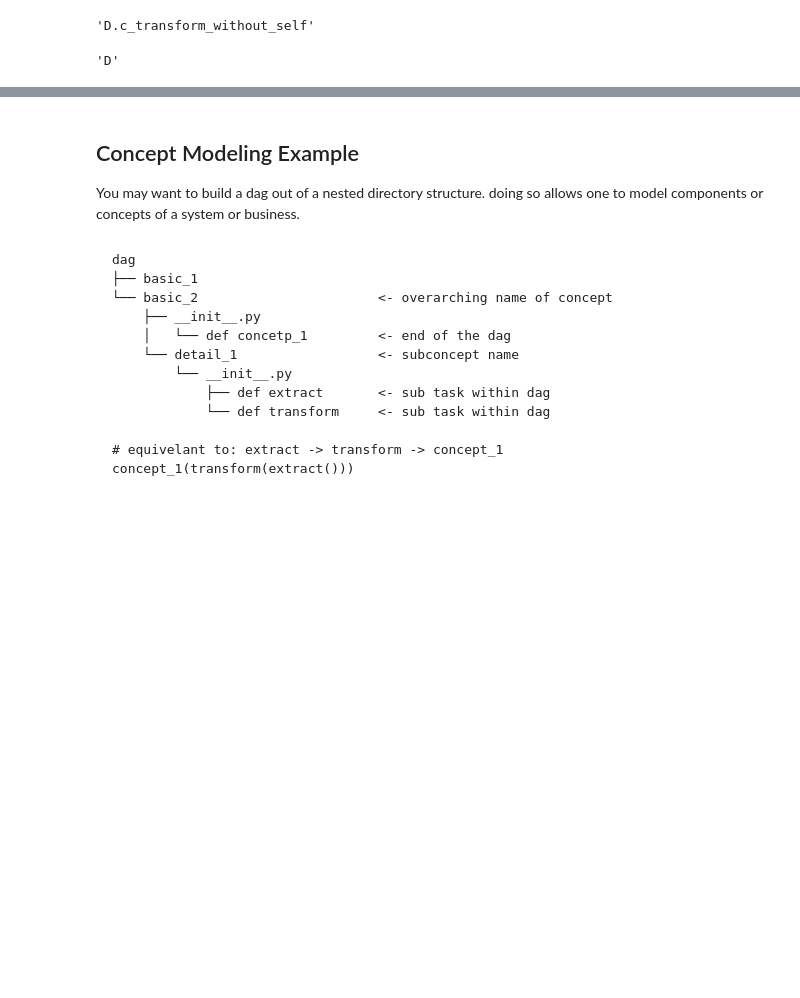
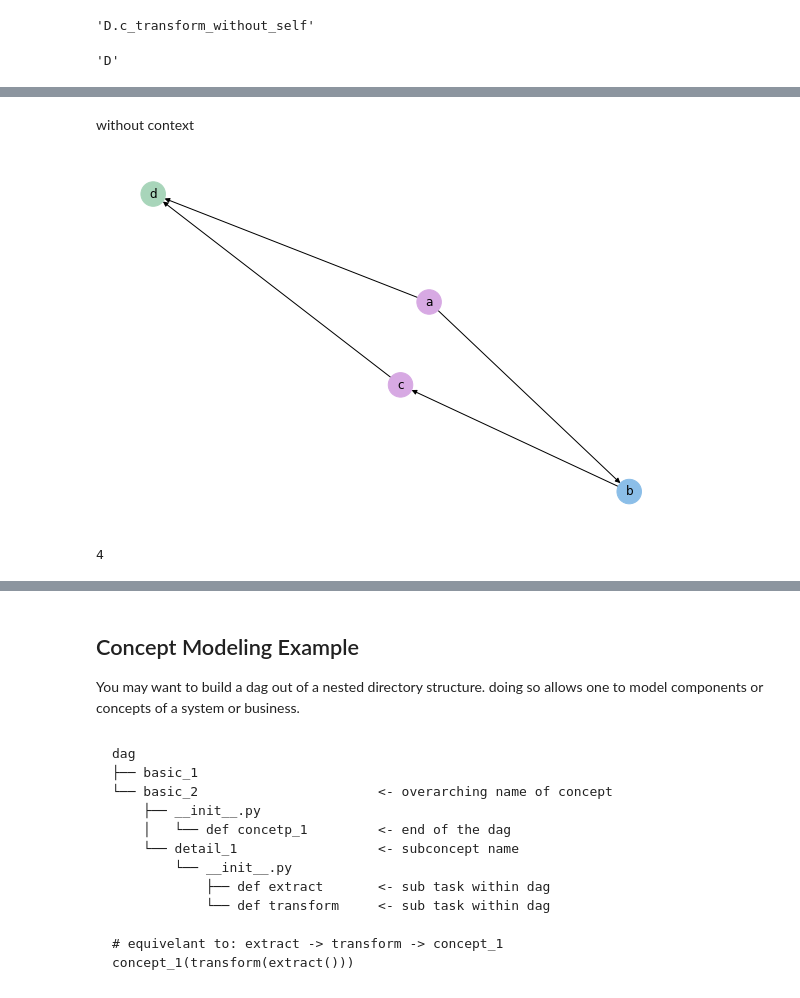
Before and after one commit to lastmeta/factum, a Jupyter notebook: notebooks/dev.ipynb, the cells around one changed output, grey strips where cells are left out. Drawn from its saved outputs; the diff is of its cells as text; code cells hidden in the pictures; blank space fills up the shorter version.

```diff
--- a/notebooks/dev.ipynb
+++ b/notebooks/dev.ipynb
@@ -278,0 +305,27 @@ e.visualize(name_kind='tree_name')
+# %%
+def context(): return {'start': 10, 'middle': 20, 'end': 30}
+
+def a(context=None): return (context or {}).get('start', 0)
+def b(a, context=None): return a + (context or {}).get('middle', 1)
+def c(b, context=None): return b + (context or {}).get('middle', 1)
+def d(a, c, context=None): return a + c + (context or {}).get('end', 2)
+
+aa = Fact(a)
+bb = Fact(b)
+cc = Fact(c)
+dd = Fact(d)
+
+aa > bb
+bb > cc
+aa > dd
+cc > dd
+# %% [markdown]
+without context
+# %%
+dd.visualize()
+# %% [output]
+[figure, added]
+# %%
+dd.run()
+# %% [output]
+4
```
Also changed, not shown: parts of 34 cells of this notebook, 1 other file.
